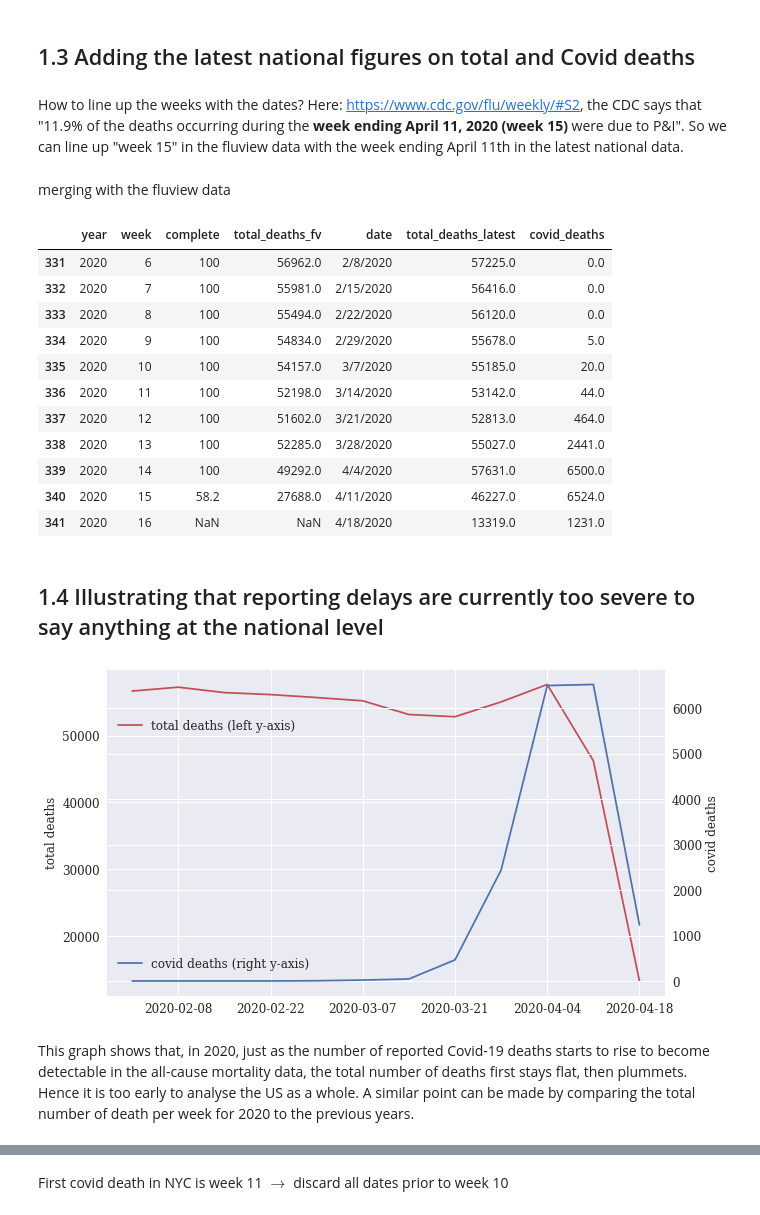
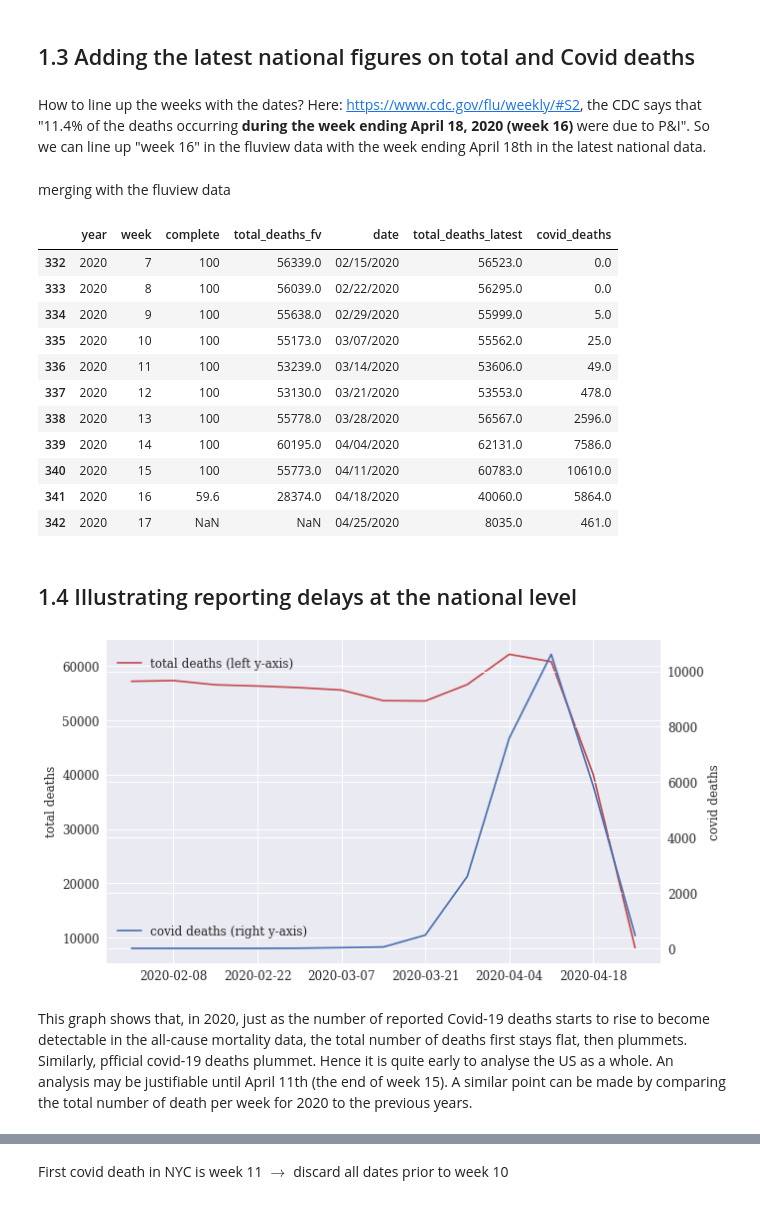
Before and after one commit to sebastianhohmann/covid19_total_death, a Jupyter notebook: us/USA_NYC_counterfactual.ipynb, the cells around one changed output, grey strips where cells are left out. Saved outputs shown, nothing was run; the diff lists cells and outputs as text; code cells hidden in the pictures.

```diff
--- a/us/USA_NYC_counterfactual.ipynb
+++ b/us/USA_NYC_counterfactual.ipynb
@@ -39,7 +39,7 @@ fluview_seasonal_national['year'] = fluview_seasonal_national['year'].astype('in
 # %% [markdown]
 ## 1.2 Checking that date-lineup was done correctly
 # %%
-fluview_annual_national = pd.read_csv('./data/NCHSData15.csv')
+fluview_annual_national = pd.read_csv('./data/NCHSData16.csv')
 # %%
 fluview_annual_national = fluview_annual_national[['Year', 'Week', 'All Deaths']]
 fluview_annual_national.columns = ['year', 'week', 'total_check']
@@ -63,12 +63,12 @@ fluview_national = fluview_national[['year', 'week', 'complete', 'total_deaths_f
 # %%
 latest_national = pd.read_csv('./data/Provisional_Death_Counts_for_Coronavirus_Disease__COVID-19_.csv')
 # %% [markdown]
-How to line up the weeks with the dates? Here: https://www.cdc.gov/flu/weekly/#S2, the CDC says that "11.9% of the deaths occurring during the **week ending April 11, 2020 (week 15)** were due to P&I". So we can line up "week 15" in the fluview data with the week ending April 11th in the latest national data.
+How to line up the weeks with the dates? Here: https://www.cdc.gov/flu/weekly/#S2, the CDC says that "11.4% of the deaths occurring **during the week ending April 18, 2020 (week 16)** were due to P&I". So we can line up "week 16" in the fluview data with the week ending April 18th in the latest national data.
 # %%
 latest_national = latest_national.iloc[1:,:]
 latest_national = latest_national[latest_national.Group == 'By week']
 latest_national = latest_national[['End week', 'All COVID-19 Deaths (U07.1)', 'Deaths from All Causes']]
-latest_national['week'] = np.arange(5,17)
+latest_national['week'] = np.arange(5,18)
 latest_national.columns = ['date', 'covid_deaths', 'total_deaths_latest', 'week']
 # %%
 latest_national['year'] = 2020
@@ -83,27 +83,27 @@ nat = pd.merge(fluview_national, latest_national, on=['year', 'week'], how='oute
 nat.tail(11)
 # %% [output]
 |  | year | week | complete | total_deaths_fv | date | total_deaths_latest | covid_deaths |
-| 331 | 2020 | 6 | 100 | 56962.0 | 2/8/2020 | 57225.0 | 0.0 |
-| 332 | 2020 | 7 | 100 | 55981.0 | 2/15/2020 | 56416.0 | 0.0 |
-| 333 | 2020 | 8 | 100 | 55494.0 | 2/22/2020 | 56120.0 | 0.0 |
-| 334 | 2020 | 9 | 100 | 54834.0 | 2/29/2020 | 55678.0 | 5.0 |
-| 335 | 2020 | 10 | 100 | 54157.0 | 3/7/2020 | 55185.0 | 20.0 |
-| 336 | 2020 | 11 | 100 | 52198.0 | 3/14/2020 | 53142.0 | 44.0 |
-| 337 | 2020 | 12 | 100 | 51602.0 | 3/21/2020 | 52813.0 | 464.0 |
-| 338 | 2020 | 13 | 100 | 52285.0 | 3/28/2020 | 55027.0 | 2441.0 |
-| 339 | 2020 | 14 | 100 | 49292.0 | 4/4/2020 | 57631.0 | 6500.0 |
-| 340 | 2020 | 15 | 58.2 | 27688.0 | 4/11/2020 | 46227.0 | 6524.0 |
-| 341 | 2020 | 16 | NaN | NaN | 4/18/2020 | 13319.0 | 1231.0 |
+| 332 | 2020 | 7 | 100 | 56339.0 | 02/15/2020 | 56523.0 | 0.0 |
+| 333 | 2020 | 8 | 100 | 56039.0 | 02/22/2020 | 56295.0 | 0.0 |
+| 334 | 2020 | 9 | 100 | 55638.0 | 02/29/2020 | 55999.0 | 5.0 |
+| 335 | 2020 | 10 | 100 | 55173.0 | 03/07/2020 | 55562.0 | 25.0 |
+| 336 | 2020 | 11 | 100 | 53239.0 | 03/14/2020 | 53606.0 | 49.0 |
+| 337 | 2020 | 12 | 100 | 53130.0 | 03/21/2020 | 53553.0 | 478.0 |
+| 338 | 2020 | 13 | 100 | 55778.0 | 03/28/2020 | 56567.0 | 2596.0 |
+| 339 | 2020 | 14 | 100 | 60195.0 | 04/04/2020 | 62131.0 | 7586.0 |
+| 340 | 2020 | 15 | 100 | 55773.0 | 04/11/2020 | 60783.0 | 10610.0 |
+| 341 | 2020 | 16 | 59.6 | 28374.0 | 04/18/2020 | 40060.0 | 5864.0 |
+| 342 | 2020 | 17 | NaN | NaN | 04/25/2020 | 8035.0 | 461.0 |
 # %%
 nat['total_deaths'] = nat.total_deaths_fv
 nat.loc[~pd.isnull(nat.total_deaths_latest), 'total_deaths'] = nat.total_deaths_latest
 nat = nat[['date', 'year', 'week', 'total_deaths', 'covid_deaths']].copy(deep=True)
 # %% [markdown]
-## 1.4 Illustrating that reporting delays are currently too severe to say anything at the national level
+## 1.4 Illustrating reporting delays at the national level
 # %%
 df = nat[~pd.isnull(nat.date)].reset_index(drop=True).copy(deep=True)
 df['y'] = '2020'
-df['m'] = '0' + df.date.str[:1]
+df['m'] = df.date.str[:2]
 df['d'] = ('0' + df.date.apply(lambda x: re.search('[0-9]/([0-9]+)/', x).group(1))).str[-2:]
 df['date'] = df.y + '-' + df.m + '-' + df.d
 df['date']  =  pd.to_datetime(df['date'] , format='%Y%m%d', errors='ignore')
@@ -113,27 +113,28 @@ del df['date']
 # %%
 palette = sns.color_palette()
 
 fig, ax1 = plt.subplots(figsize=(10, 6))
 
 ax2 = ax1.twinx()
 ax1.plot(df.index, df.total_deaths, label='total deaths (left y-axis)', color=palette[2])
 ax2.plot(df.index, df.covid_deaths, label='covid deaths (right y-axis)', color=palette[0])
 
 ax1.set_xticks(df.index[[1, 3, 5, 7, 9, 11]], )
 ax1.tick_params(axis='both', which='major', labelsize=12)
 ax2.tick_params(axis='both', which='major', labelsize=12)
 
 ax1.set_ylabel('total deaths', size=12)
 ax2.set_ylabel('covid deaths', size=12)
 
-ax1.legend(loc='upper left', fontsize=12, bbox_to_anchor=(0, 0.1, 0.1, 0.78))
+ax1.legend(loc='upper left', fontsize=12, bbox_to_anchor=(0, 0.2, 0.1, 0.78))
 ax2.legend(loc='upper left', fontsize=12, bbox_to_anchor=(0, 0.1, 0.1, 0.05))
 
 plt.show()
 # %% [output]
-[figure, old version]
+[figure, new version]
 # %% [markdown]
-This graph shows that, in 2020, just as the number of reported Covid-19 deaths starts to rise to become detectable in the all-cause mortality data, the total number of deaths first stays flat, then plummets. Hence it is too early to analyse the US as a whole. A similar point can be made by comparing the total number of death per week for 2020 to the previous years.
+This graph shows that, in 2020, just as the number of reported Covid-19 deaths starts to rise to become detectable in the all-cause mortality data, the total number of deaths first stays flat, then plummets. Similarly, pfficial covid-19 deaths plummet.
+Hence it is quite early to analyse the US as a whole. An analysis may be justifiable until April 11th (the end of week 15). A similar point can be made by comparing the total number of death per week for 2020 to the previous years.
 # %%
 df = nat[['year', 'week', 'total_deaths']].copy(deep=True)
 for yr in range(2014, 2021):
```
Also changed, not shown: parts of 25 cells of this notebook, 6 other files.
